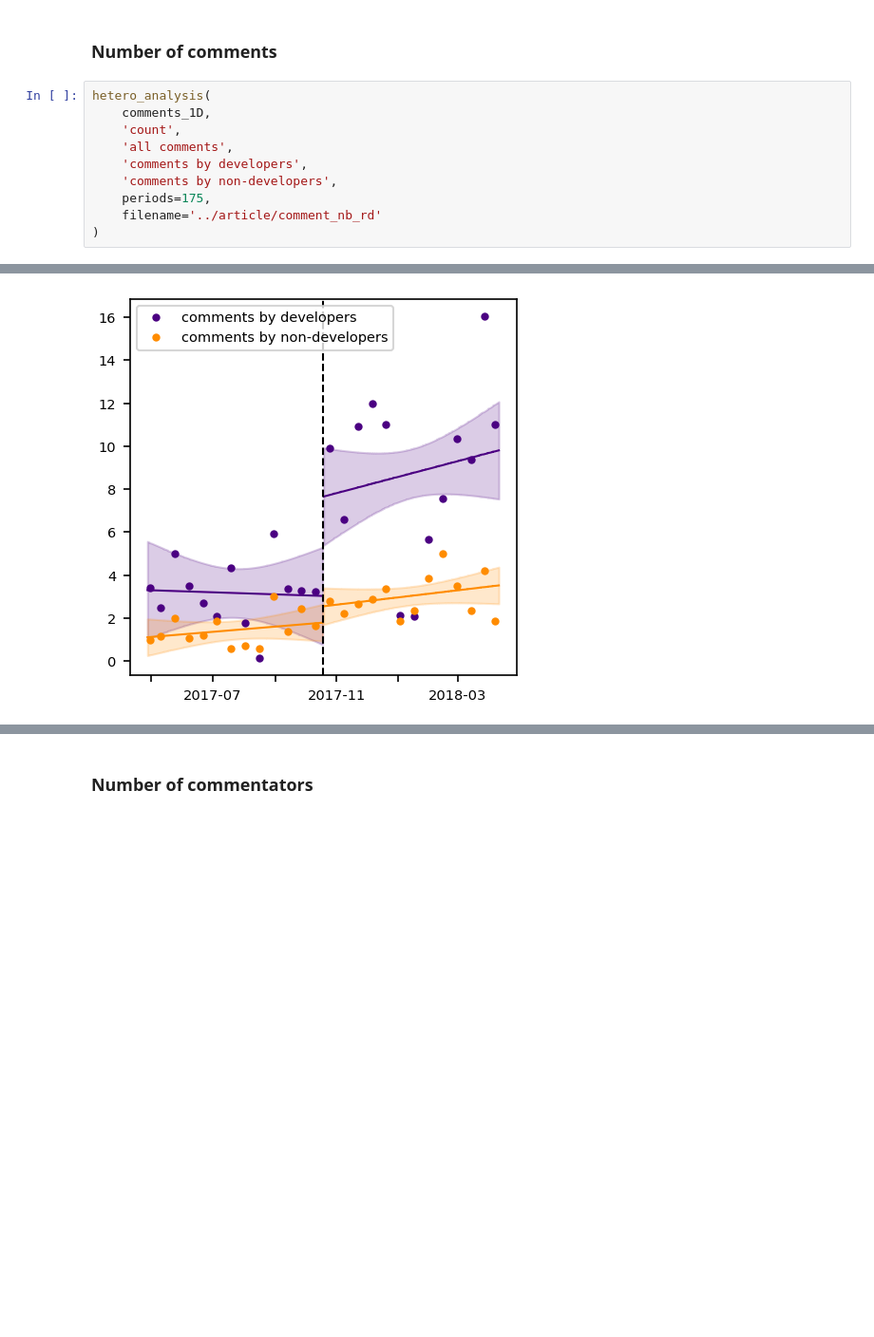
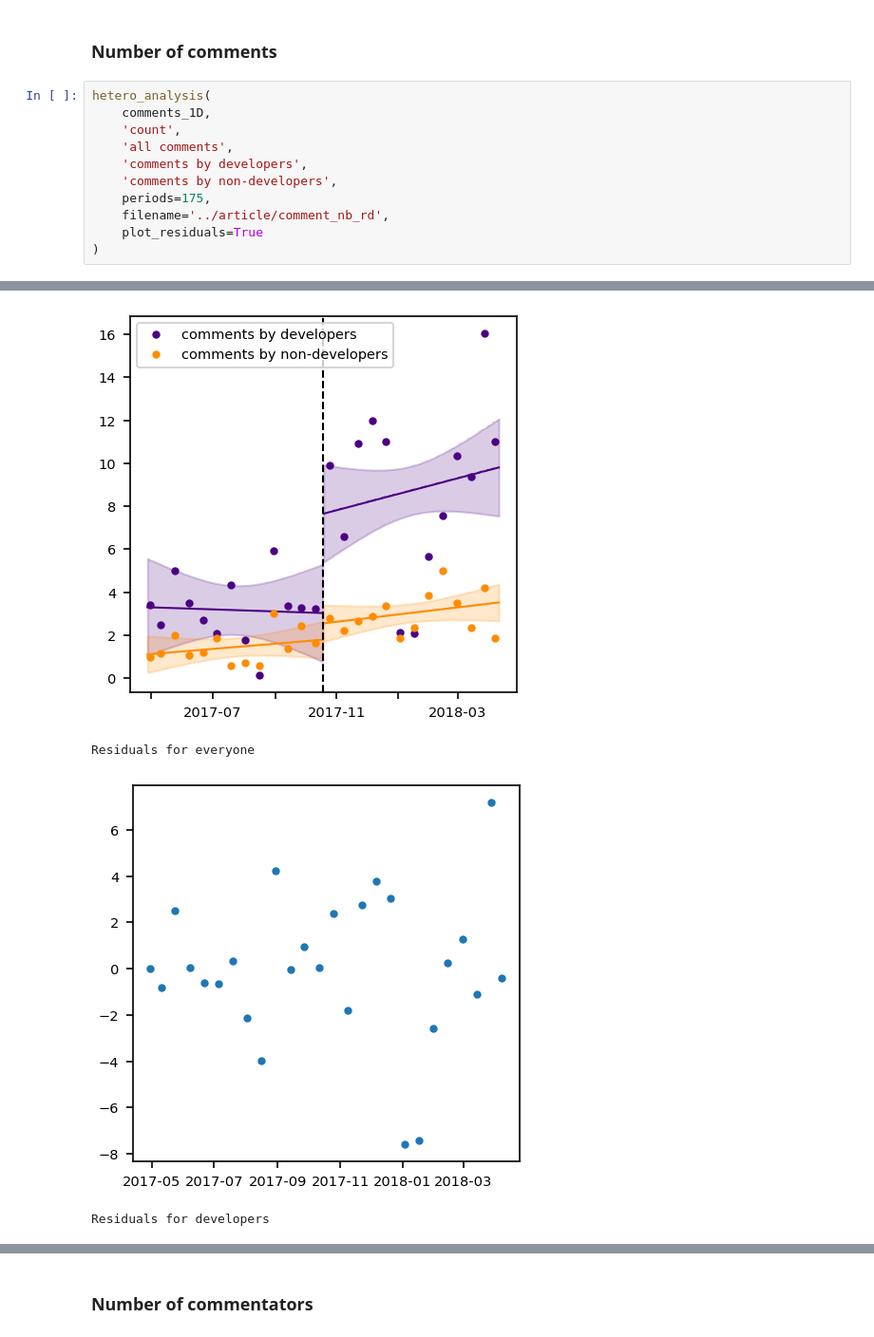
Before and after one commit to Zimmi48/impact-of-switching-bug-trackers, a Jupyter notebook: analysis/GitHub_migration.ipynb, the cells around one changed output, grey strips where cells are left out. Shown at 95% size. Saved outputs shown, nothing was run; the diff lists cells and outputs as text; blank space fills up the shorter version.

```diff
--- a/analysis/GitHub_migration.ipynb
+++ b/analysis/GitHub_migration.ipynb
@@ -1589,29 +1613,33 @@ constant                 0.216 ***      (0.0635)        0.000659
 # %%
 hetero_analysis(
     comments_1D,
     'count',
     'all comments',
     'comments by developers',
     'comments by non-developers',
     periods=175,
-    filename='../article/comment_nb_rd'
+    filename='../article/comment_nb_rd',
+    plot_residuals=True
 )
 # %% [output]
 Outcome variable:       count
 No of observations:     350.0
                         coef            std err         P>|t|
 -----------------------------------------------------------------
 after switch             5.39 *         (2.29)          0.0186
 after switch*reldate     0.0156         (0.0217)        0.472
 reldate                  0.00235        (0.00909)       0.796
 constant                 4.82 ***       (1.04)          3.76e-06
 
 
 Outcome variable:       dev_count
 No of observations:     350.0
 ... (12 lines left out)
 after switch             0.76           (0.729)         0.297
 after switch*reldate     0.00167        (0.00655)       0.799
 reldate                  0.00391        (0.00405)       0.335
 constant                 1.79 ***       (0.474)         0.00016
 [figure]
+Residuals for everyone
+[figure, added]
+Residuals for developers
```
Also changed, not shown: parts of 34 cells of this notebook.
